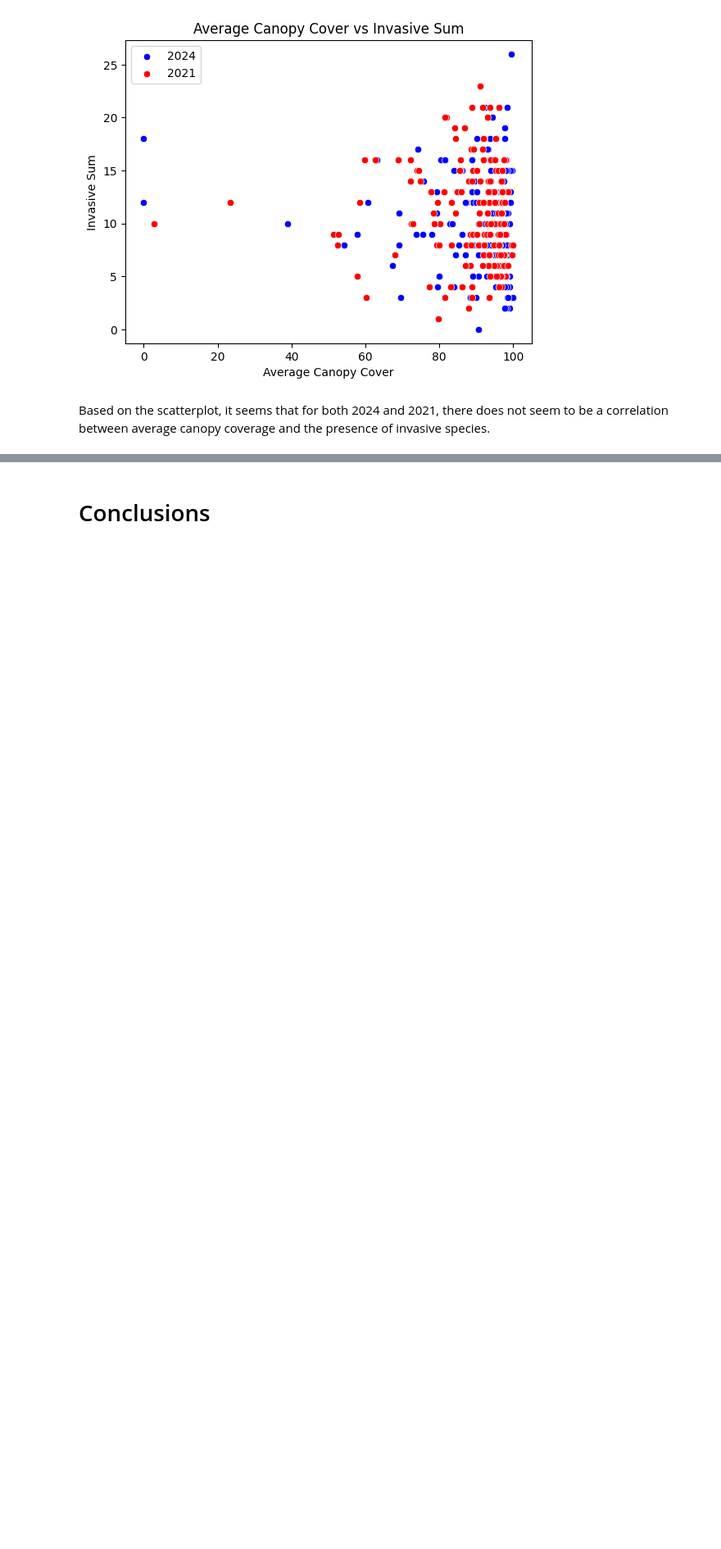
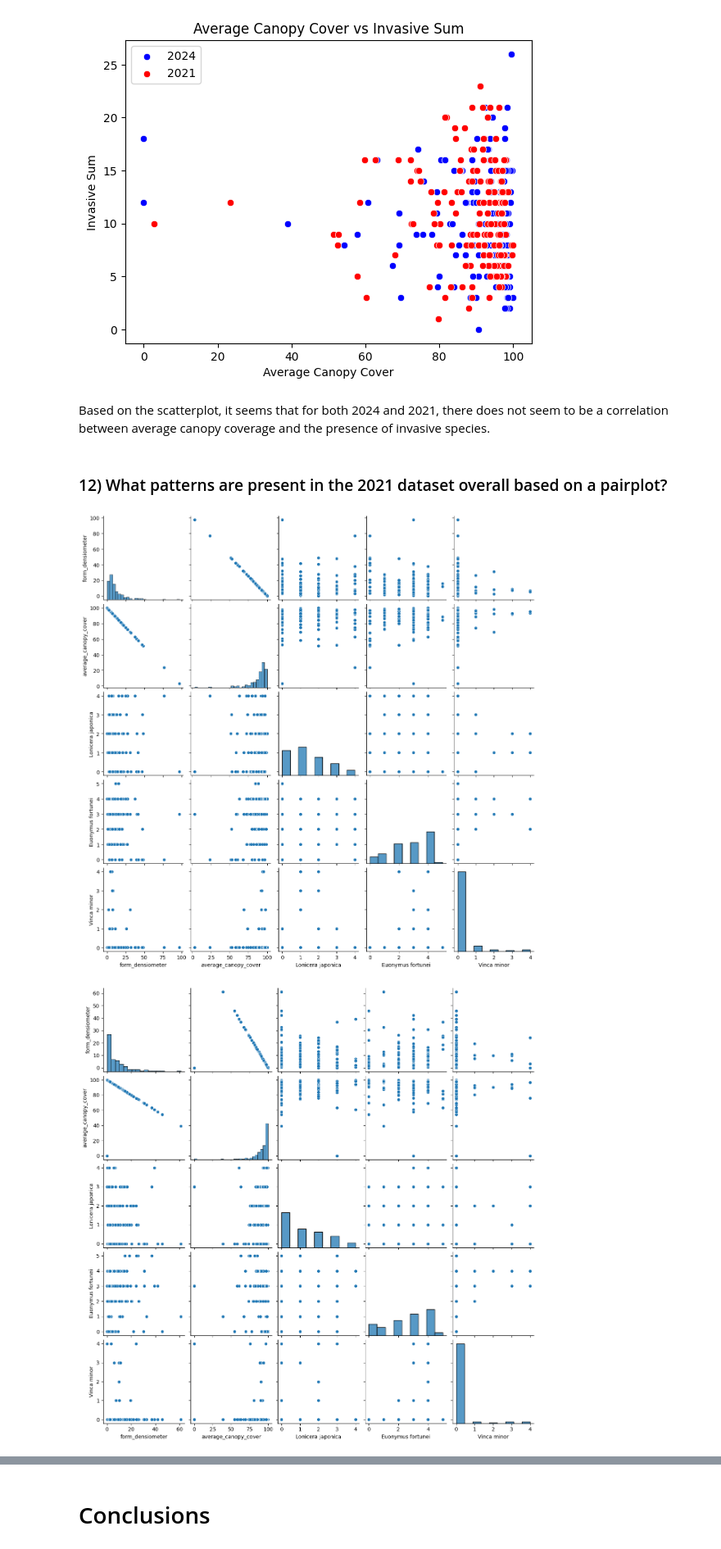
Before and after one commit to Graviton12/CS-430-Group-Project, a Jupyter notebook: Cherokee_Park_2024_and_2021_EDA.ipynb, the cells around one changed output, grey strips where cells are left out. Shown at 82% size. Drawn from its saved outputs; the diff is of its cells as text; code cells hidden in the pictures; blank space fills up the shorter version.

```diff
--- a/Cherokee_Park_2024_and_2021_EDA.ipynb
+++ b/Cherokee_Park_2024_and_2021_EDA.ipynb
@@ -695,3 +699,36 @@ plt.show()
 [figure]
 # %% [markdown]
 Based on the scatterplot, it seems that for both 2024 and 2021, there does not seem to be a correlation between average canopy coverage and the presence of invasive species.
+# %% [markdown]
+### 12) What patterns are present in the 2021 dataset overall based on a pairplot?
+# %%
+# 2021 Clean
+df_clean21 = invasive_data_2021[['form_densiometer', 'average_canopy_cover',
+               'Lonicera japonica', 'Euonymus fortunei', 'Vinca minor']]  # Adjust based on the exact column names
+
+
+# Convert columns to numeric if necessary
+df_clean21 = df_clean21.apply(pd.to_numeric, errors='coerce')
+
+# Drop rows with missing data to avoid issues
+df_clean21 = df_clean21.dropna()
+
+# Create pairplot
+sns.pairplot(df_clean21)
+# 2024 clean
+df_clean24 = invasive_data_2024[['form_densiometer', 'average_canopy_cover',
+               'Lonicera japonica', 'Euonymus fortunei', 'Vinca minor']]  # Adjust based on the exact column names
+
+
+# Convert columns to numeric if necessary
+df_clean24 = df_clean24.apply(pd.to_numeric, errors='coerce')
+
+# Drop rows with missing data to avoid issues
+df_clean24 = df_clean24.dropna()
+
+# Create pairplot
+sns.pairplot(df_clean24)
+plt.show()
+# %% [output]
+[figure, added]
+[figure, added]
```
Also changed, not shown: parts of 15 cells of this notebook.
